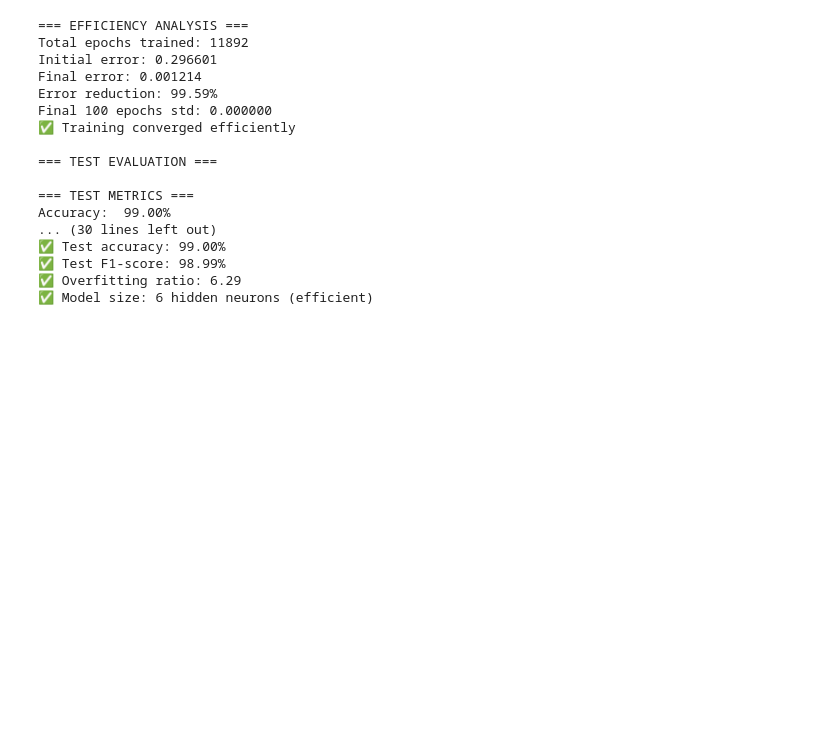
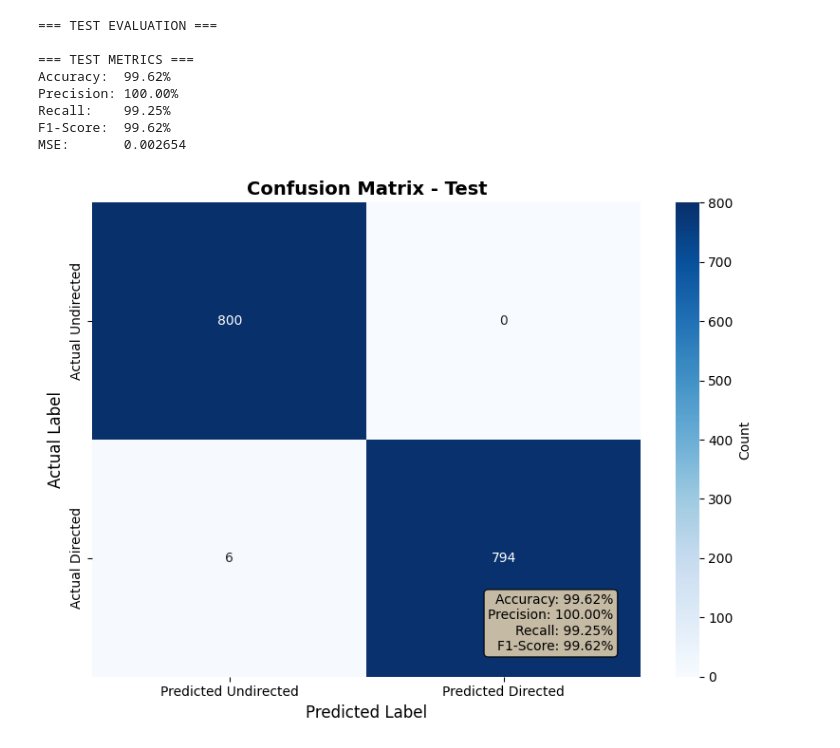
Before and after one commit to RPalaciosDev/reu-mini-projects, a Jupyter notebook: Mini-Project-Four/Neural-Network-Training.ipynb, the cells around one changed output. Saved outputs shown, nothing was run; the diff lists cells and outputs as text; code cells hidden in the pictures; blank space fills up the shorter version.

Commit message:
Added new visualizations for tuning

```diff
--- a/Mini-Project-Four/Neural-Network-Training.ipynb
+++ b/Mini-Project-Four/Neural-Network-Training.ipynb
@@ -475,0 +826,10 @@ plt.show()
+# %%
+# ===============================================
+# EFFICIENT TRAINING WITH VALIDATION MONITORING
+# ===============================================
+# Initialize the neural network with specified architecture
+nn = NeuralNetwork(input_size, hidden_size, output_size)
+
+# Train the network with validation monitoring
+print("Starting efficient training with validation monitoring...")
+train_errors, val_errors = nn.train(X_train, y_train, X_val, y_val, epochs, learning_rate, weight_decay, patience=1000)
@@ -476,23 +956,4 @@ plt.show()
 # %%
-# ===============================================
-# EFFICIENCY ANALYSIS
-# ===============================================
-print("\n=== EFFICIENCY ANALYSIS ===")
-print(f"Total epochs trained: {len(errors)}")
-print(f"Initial error: {errors[0]:.6f}")
-print(f"Final error: {errors[-1]:.6f}")
-print(f"Error reduction: {((errors[0] - errors[-1]) / errors[0] * 100):.2f}%")
-
-# Check convergence
-final_errors = errors[-100:] if len(errors) >= 100 else errors
-error_std = np.std(final_errors)
-print(f"Final 100 epochs std: {error_std:.6f}")
-
-if error_std < 0.001:
-    print("✅ Training converged efficiently")
-else:
-    print("⚠️  Training may need more epochs or parameter tuning")
-
 # ===============================================
 # TESTING AND EVALUATION
 # ===============================================
@@ -505,59 +966,44 @@ for i in range(len(X_test)):
 test_predictions = np.array(test_predictions)
 test_metrics = calculate_metrics(y_test.flatten(), test_predictions)
 print_detailed_metrics(test_metrics, "Test")
-print_confusion_matrix(test_metrics, "Test")
+
+# Create visual confusion matrix for test
+plot_confusion_matrix(test_metrics, "Test")
 
 # Performance comparison
 print(f"\n=== PERFORMANCE COMPARISON ===")
-print(f"Training MSE (final): {errors[-1]:.6f}")
-print(f"Validation MSE: {val_metrics['mse']:.6f}")
+print(f"Training MSE (final): {train_errors[-1]:.6f}")
+print(f"Validation MSE: {val_errors[-1]:.6f}")
 print(f"Test MSE: {test_metrics['mse']:.6f}")
 
 # Overfitting analysis
-train_val_ratio = val_metrics['mse'] / errors[-1]
-test_train_ratio = test_metrics['mse'] / errors[-1]
+train_val_ratio = val_errors[-1] / train_errors[-1]
+test_train_ratio = test_metrics['mse'] / train_errors[-1]
 
 print(f"Validation/Training MSE ratio: {train_val_ratio:.2f}")
 print(f"Test/Training MSE ratio: {test_train_ratio:.2f}")
 
 if test_train_ratio > 1.5:
     print("⚠️  Test error significantly higher than training error - possible overfitting")
 elif test_train_ratio < 0.5:
     print("⚠️  Test error much lower than training error - possible data leakage")
 else:
     print("✅ Good generalization - test performance is reasonable")
 
-# Show a few sample predictions
-print(f"\n=== SAMPLE PREDICTIONS ===")
-for i in range(min(5, len(X_test))):
-    prediction = test_predictions[i]
-    actual = y_test[i][0]
-    predicted_label = "Directed" if prediction > 0.5 else "Undirected"
-    actual_label = "Directed" if actual == 1 else "Undirected"
-    print(f"Sample {i+1}: Predicted: {prediction:.3f} ({predicted_label}), Actual: {actual_label}")
-
 print(f"\n=== FINAL SUMMARY ===")
-print(f"✅ Training completed in {len(errors)} epochs (max: {epochs})")
+print(f"✅ Training completed in {len(train_errors)} epochs (max: {epochs})")
 print(f"✅ Validation accuracy: {val_metrics['accuracy']:.2%}")
 print(f"✅ Test accuracy: {test_metrics['accuracy']:.2%}")
 print(f"✅ Test F1-score: {test_metrics['f1_score']:.2%}")
 print(f"✅ Overfitting ratio: {test_train_ratio:.2f}")
 print(f"✅ Model size: {hidden_size} hidden neurons (efficient)")
 # %% [output]
-=== EFFICIENCY ANALYSIS ===
-Total epochs trained: 11892
-Initial error: 0.296601
-Final error: 0.001214
-Error reduction: 99.59%
-Final 100 epochs std: 0.000000
-✅ Training converged efficiently
-
 === TEST EVALUATION ===
 
 === TEST METRICS ===
-Accuracy:  99.00%
-... (30 lines left out)
-✅ Test accuracy: 99.00%
-✅ Test F1-score: 98.99%
-✅ Overfitting ratio: 6.29
-✅ Model size: 6 hidden neurons (efficient)
+Accuracy:  99.62%
+Precision: 100.00%
+Recall:    99.25%
+F1-Score:  99.62%
+MSE:       0.002654
+[figure, added]
```
Also changed, not shown: parts of 15 cells of this notebook, 2 other files.
